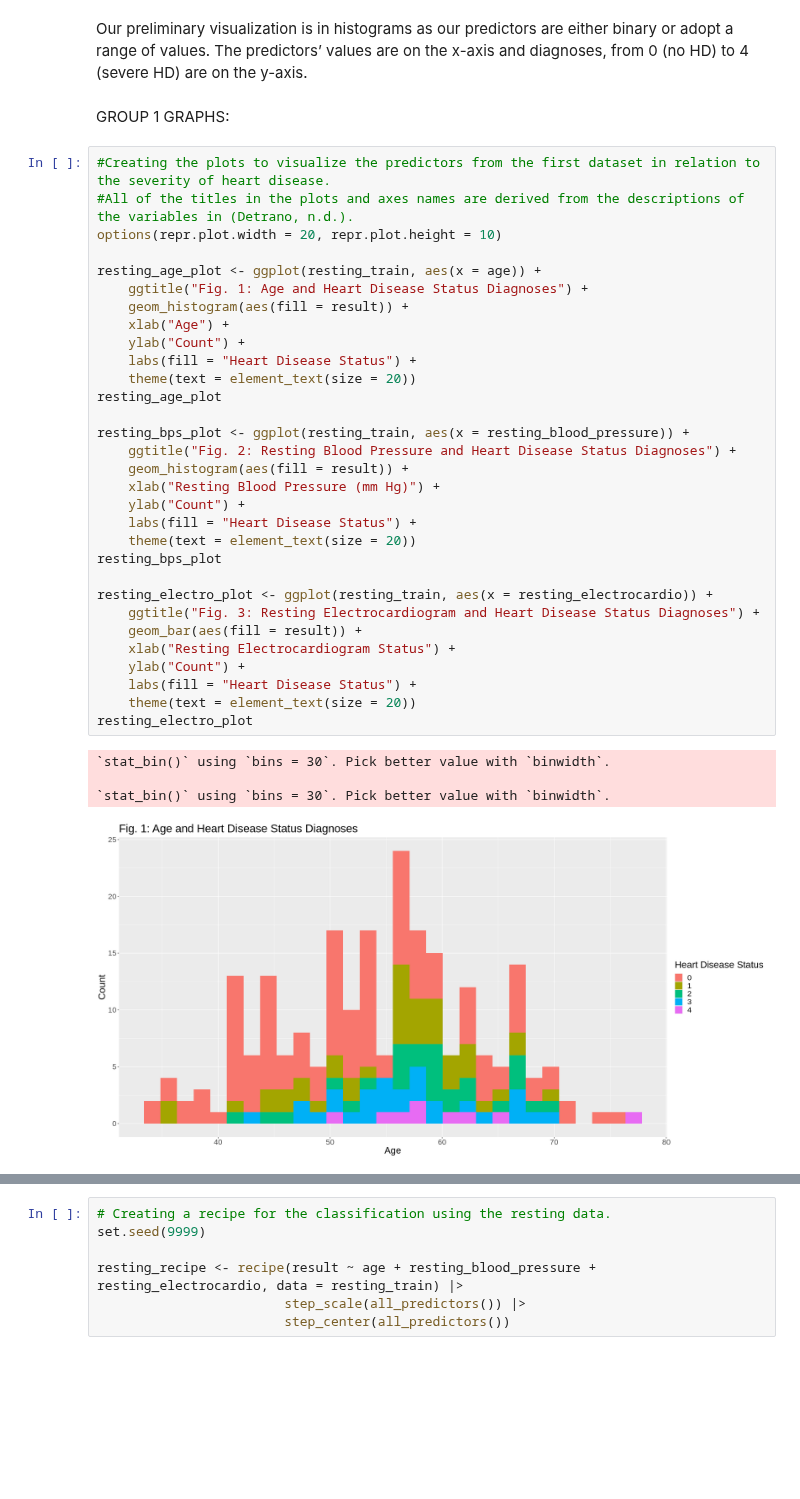
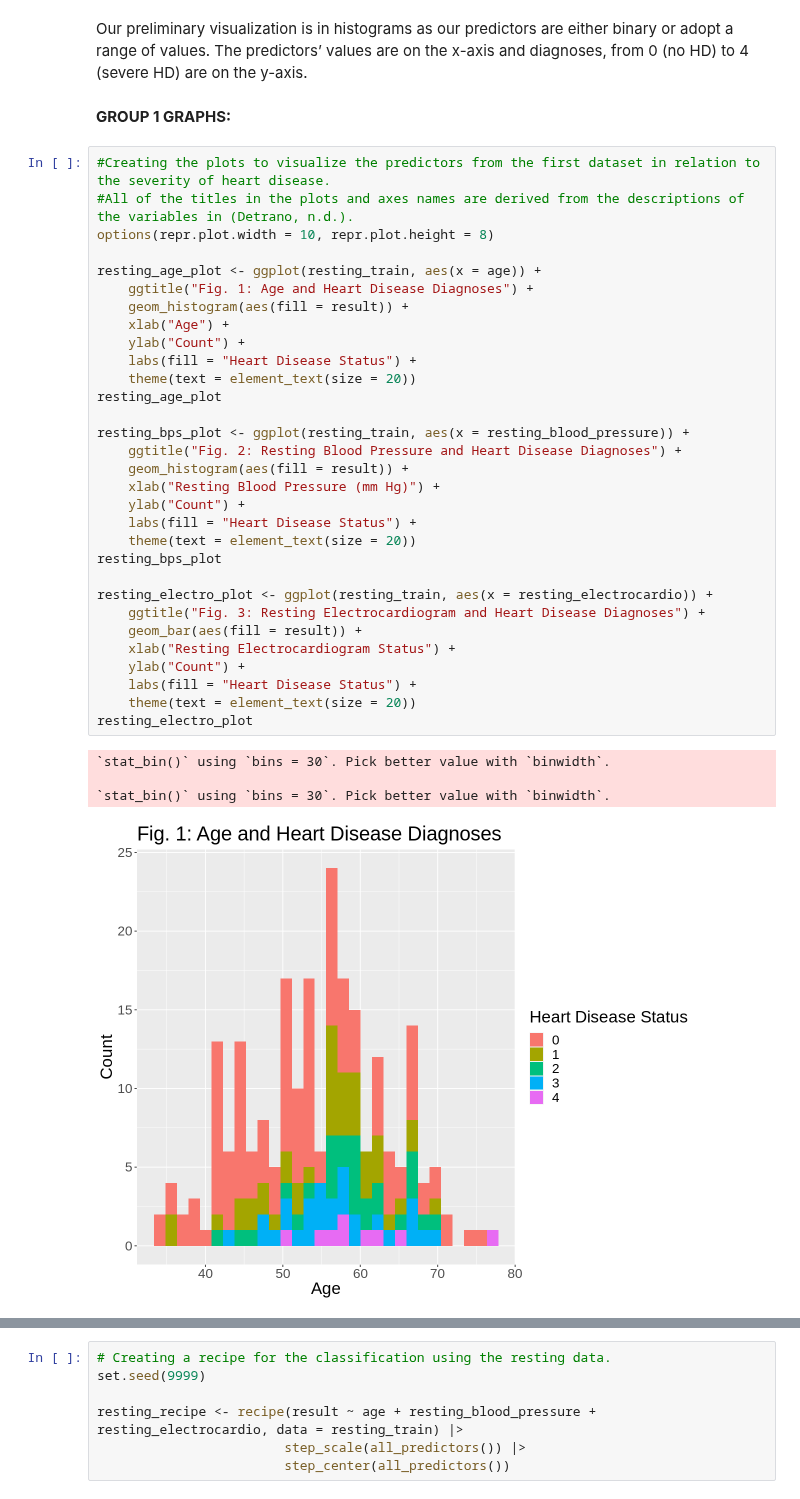
Before and after one commit to chenjerry623/DSCI100-Group17-Project, a Jupyter notebook: Group-17-Project.ipynb, the cells around one changed output, grey strips where cells are left out. Drawn from its saved outputs; the diff is of its cells as text; blank space fills up the shorter version.

```diff
--- a/Group-17-Project.ipynb
+++ b/Group-17-Project.ipynb
@@ -124,40 +94,40 @@ VISUALIZING THE DATA:
 # %% [markdown]
 Our preliminary visualization is in histograms as our predictors are either binary or adopt a range of values. The predictors’ values are on the x-axis and diagnoses, from 0 (no HD) to 4 (severe HD) are on the y-axis.
 # %% [markdown]
-GROUP 1 GRAPHS:
+<b>GROUP 1 GRAPHS:</b>
 # %%
 #Creating the plots to visualize the predictors from the first dataset in relation to the severity of heart disease.
 #All of the titles in the plots and axes names are derived from the descriptions of the variables in (Detrano, n.d.).
-options(repr.plot.width = 20, repr.plot.height = 10)
+options(repr.plot.width = 10, repr.plot.height = 8)
 
 resting_age_plot <- ggplot(resting_train, aes(x = age)) +
-    ggtitle("Fig. 1: Age and Heart Disease Status Diagnoses") +
+    ggtitle("Fig. 1: Age and Heart Disease Diagnoses") +
     geom_histogram(aes(fill = result)) +
     xlab("Age") +
     ylab("Count") +
     labs(fill = "Heart Disease Status") +
     theme(text = element_text(size = 20))
 resting_age_plot
 
 resting_bps_plot <- ggplot(resting_train, aes(x = resting_blood_pressure)) +
-    ggtitle("Fig. 2: Resting Blood Pressure and Heart Disease Status Diagnoses") +
+    ggtitle("Fig. 2: Resting Blood Pressure and Heart Disease Diagnoses") +
     geom_histogram(aes(fill = result)) +
     xlab("Resting Blood Pressure (mm Hg)") +
     ylab("Count") +
     labs(fill = "Heart Disease Status") +
     theme(text = element_text(size = 20))
 resting_bps_plot
 
 resting_electro_plot <- ggplot(resting_train, aes(x = resting_electrocardio)) +
-    ggtitle("Fig. 3: Resting Electrocardiogram and Heart Disease Status Diagnoses") +
+    ggtitle("Fig. 3: Resting Electrocardiogram and Heart Disease Diagnoses") +
     geom_bar(aes(fill = result)) +
     xlab("Resting Electrocardiogram Status") +
     ylab("Count") +
     labs(fill = "Heart Disease Status") +
     theme(text = element_text(size = 20))
 resting_electro_plot
 # %% [output]
 `stat_bin()` using `bins = 30`. Pick better value with `binwidth`.
 
 `stat_bin()` using `bins = 30`. Pick better value with `binwidth`.
-[figure, old version]
+[figure, new version]
```
Also changed, not shown: parts of 22 cells of this notebook.
